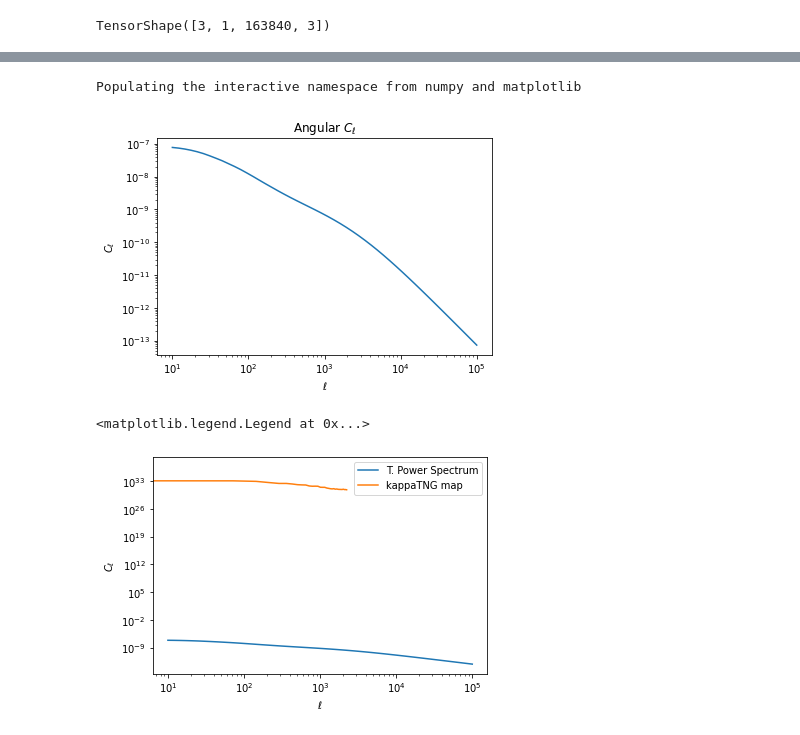
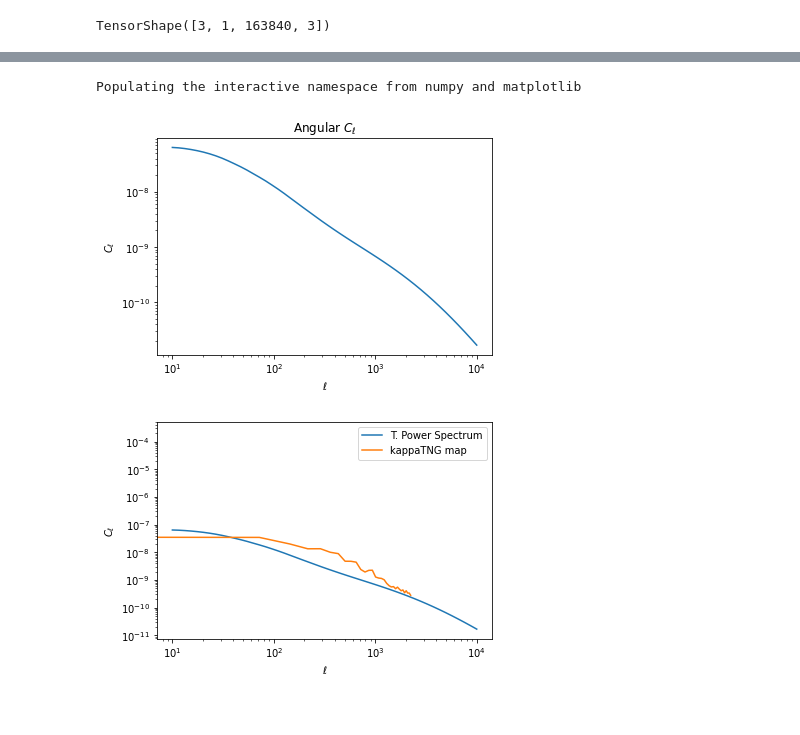
Before and after one commit to DifferentiableUniverseInitiative/flowpm, a Jupyter notebook: notebooks/Denise_lightcone.ipynb, the cells around one changed output, grey strips where cells are left out. Drawn from its saved outputs; the diff is of its cells as text; code cells hidden in the pictures.

Commit message:
redshift distribution corrected

```diff
--- a/notebooks/Denise_lightcone.ipynb
+++ b/notebooks/Denise_lightcone.ipynb
@@ -237,4 +250,4 @@ def integral(a,a_s):
 # %%
 current_convergence=0
 for i in range(7):
-        current_convergence += cons(cosmo,lps_a[i+1])*(lps[i+1][0] * integral(lps_a[i+1],lps_a[i])/lps_a[i+1])
+        current_convergence += cons(cosmo)*(lps[i+1][0] * integral(lps_a[i+1],lps_a[0])/lps_a[i+1])
@@ -289,8 +295,8 @@ def measure_power_spectrum(map_data, pixel_size):
     return ell, power_spectrum
 # %%
 resolution = 4.6875 # pixel resolutionl
-pixel_size = np.pi * resolution / 180. / 60. #rad/pixel
-
+#pixel_size = np.pi * resolution / 180. / 60. #rad/pixel
+pixel_size=5./64 / 180 *pi
 #ell = 2. * np.pi * k / pixel_size / 512
 ell, ps_example = measure_power_spectrum(current_convergence, pixel_size)
 # %%
@@ -339,0 +317,8 @@ plot(z_array, pz_array)
+# %%
+z = linspace(0,2)
+pz = zeros_like(z)
+pz[25] =1
+nzs_s=jc.redshift.kde_nz(z, pz,bw=0.011)
+# let's draw the nz on a new array of redshifts
+zsamp = np.linspace(0,2,128)
+plot(zsamp, nzs_s(zsamp))
@@ -342,7 +330,7 @@ nzs = [nzs_s]
 # %%
 probes = [ jc.probes.WeakLensing(nzs, sigma_e=0.26) ]
 # %%
-elle = np.logspace(1,5) # Defines a range of \ell
+elle = np.logspace(1,4) # Defines a range of \ell
 cosmo_jc = jc.Planck15()
 # And compute the data vector
 cls = jc.angular_cl.angular_cl(cosmo_jc, elle, probes)
@@ -354,14 +342,14 @@ xlabel(r'$\ell$');
 title(r'Angular $C_\ell$');
 # %% [output]
 Populating the interactive namespace from numpy and matplotlib
-[figure, old version]
+[figure, new version]
 # %%
 loglog(elle, cls[0],label='T. Power Spectrum')
 loglog(ell, ps_example, label='kappaTNG map')
 ylabel(r'$C_\ell$')
 xlabel(r'$\ell$')
 #xlim(10,10000)
 legend()
+savefig('power_con.png')
 # %% [output]
-<matplotlib.legend.Legend at 0x...>
-[figure, old version]
+[figure, new version]
```
Also changed, not shown: parts of 13 cells of this notebook.
